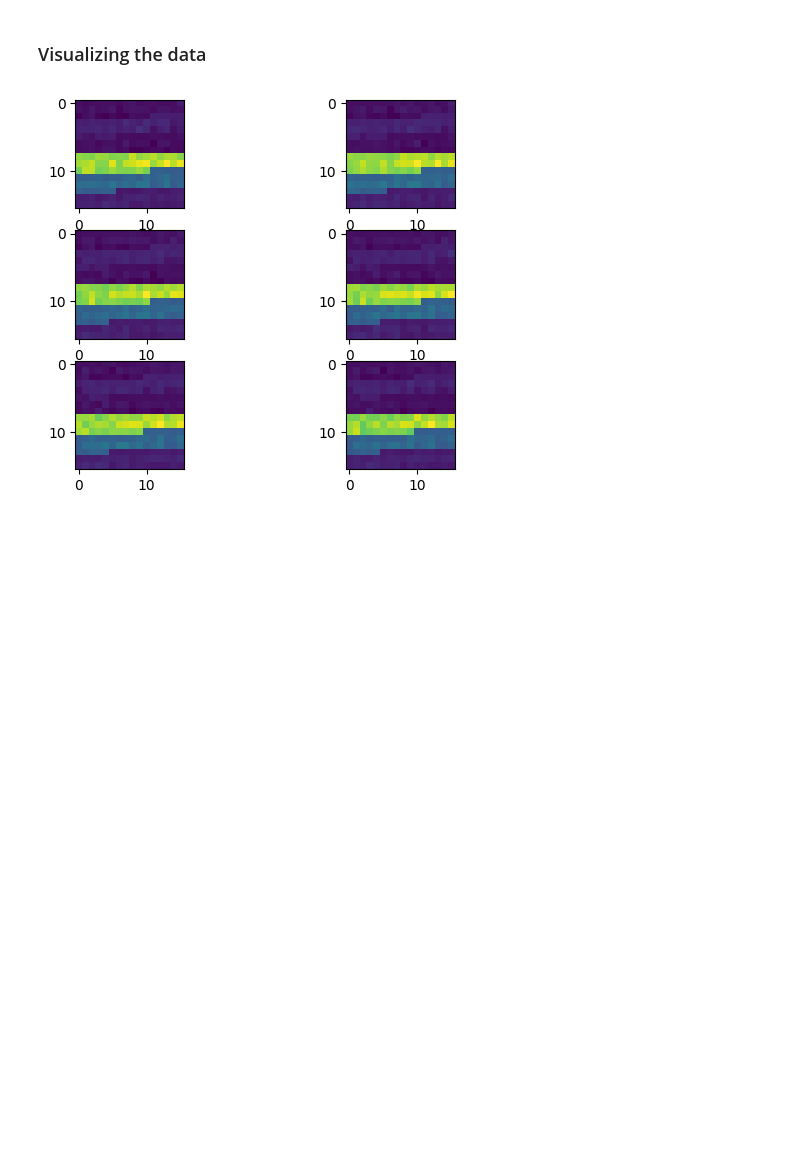
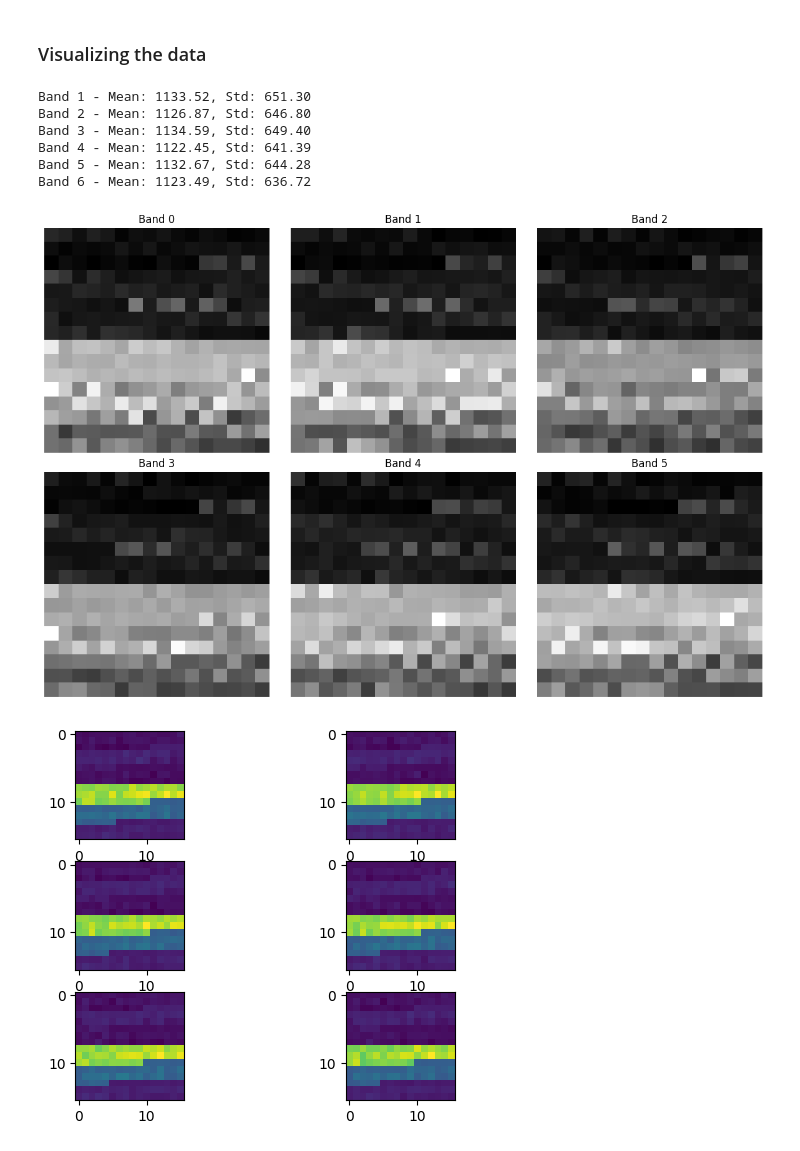
Before and after one commit to deathrider69/human-settlement-detection, a Jupyter notebook: gcim_challenge_baseline_models.ipynb, the cells around one changed output. Drawn from its saved outputs; the diff is of its cells as text; code cells hidden in the pictures; blank space fills up the shorter version.

```diff
--- a/gcim_challenge_baseline_models.ipynb
+++ b/gcim_challenge_baseline_models.ipynb
@@ -92,6 +74,29 @@ Number of images with settlement: 100000
 Number of images without settlement: 1000000
 # %% [markdown]
 ### Visualizing the data
+# %%
+sample_patch = X[0]  # shape: (16, 16, 6)
+for b in range(6):
+    print(f"Band {b+1} - Mean: {sample_patch[:, :, b].mean():.2f}, "
+          f"Std: {sample_patch[:, :, b].std():.2f}")
+# %% [output]
+Band 1 - Mean: 1133.52, Std: 651.30
+Band 2 - Mean: 1126.87, Std: 646.80
+Band 3 - Mean: 1134.59, Std: 649.40
+Band 4 - Mean: 1122.45, Std: 641.39
+Band 5 - Mean: 1132.67, Std: 644.28
+Band 6 - Mean: 1123.49, Std: 636.72
+# %%
+fig, axs = plt.subplots(2, 3, figsize=(12, 8))
+for b in range(6):
+    ax = axs[b // 3, b % 3]
+    ax.imshow(sample_patch[:, :, b], cmap='gray')
+    ax.set_title(f"Band {b}")
+    ax.axis('off')
+plt.tight_layout()
+plt.show()
+# %% [output]
+[figure, added]
 # %%
 for j in range(5):
     for i in range(6):
```
Also changed, not shown: parts of 19 cells of this notebook, 1 other file.
